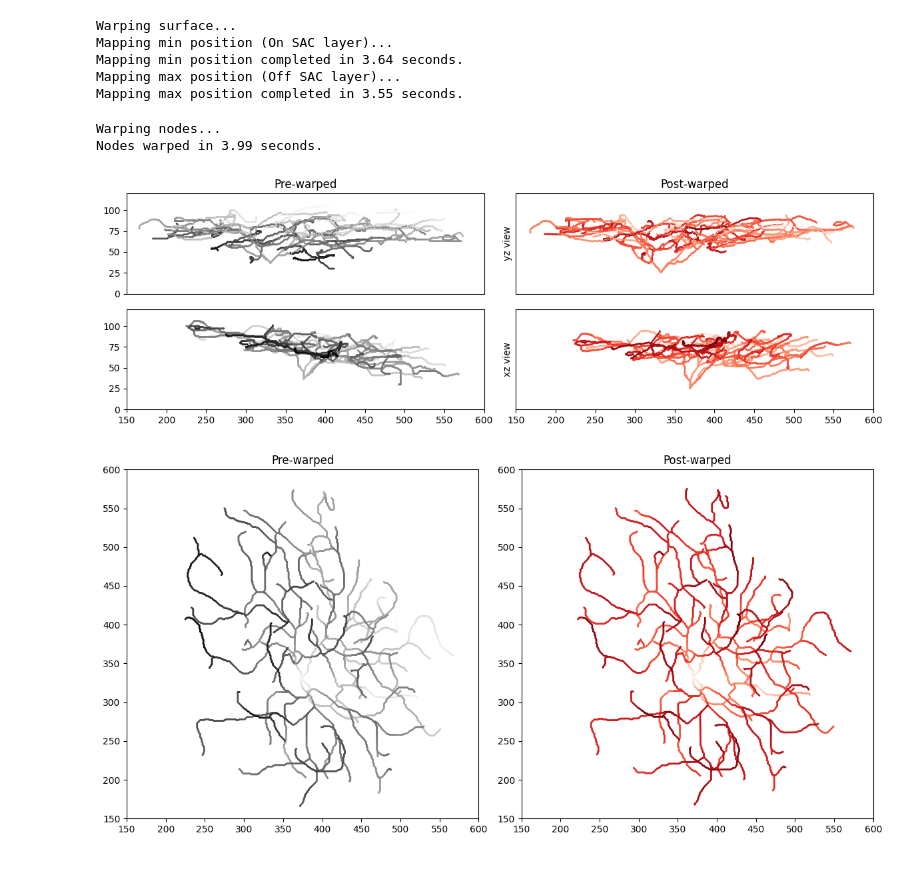
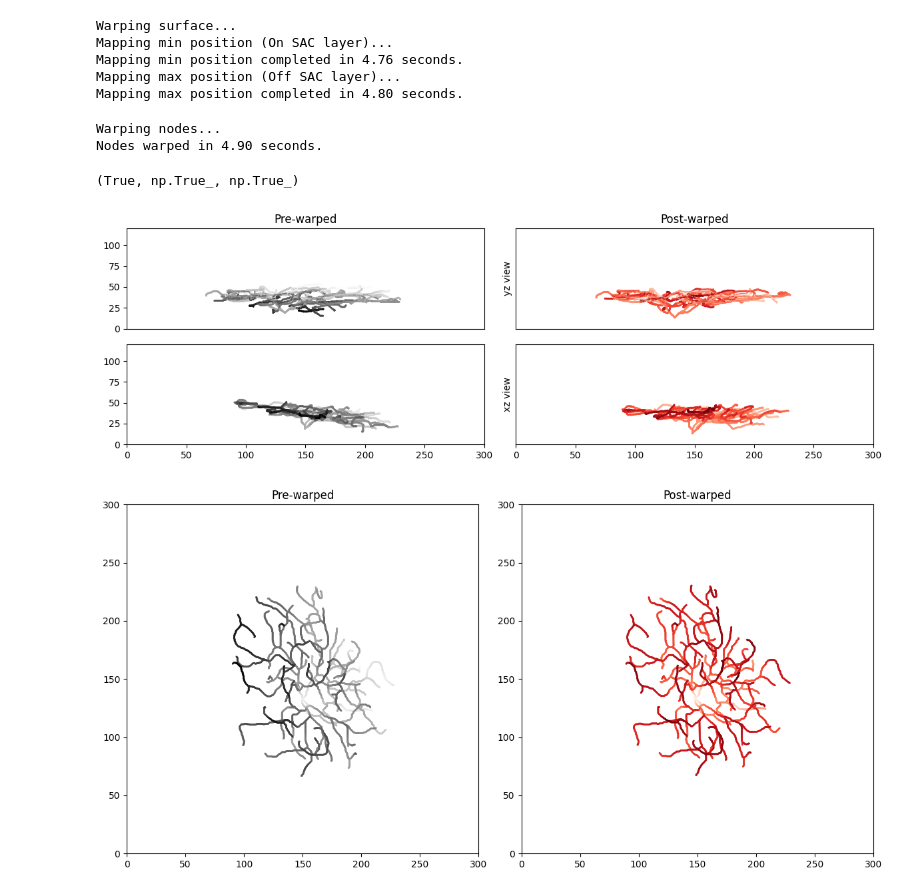
Before and after one commit to berenslab/pywarper, a Jupyter notebook: notebooks/example.ipynb, the cells around one changed output. Drawn from its saved outputs; the diff is of its cells as text; code cells hidden in the pictures.

Commit message:
add: unit conversion to `warp_arbor`

```diff
--- a/notebooks/example.ipynb
+++ b/notebooks/example.ipynb
@@ -20,9 +20,18 @@ def read_ChAT(filename):
 
 # data from Sümbül et al. 2014
 # https://github.com/uygarsumbul/rgc
-off_sac = read_ChAT("../tests/data/Image013-009_01_ChAT-TopBand-Mike.txt")
-on_sac = read_ChAT("../tests/data/Image013-009_01_ChAT-BottomBand-Mike.txt")
+chat_top = read_ChAT("../tests/data/Image013-009_01_ChAT-TopBand-Mike.txt") # should be the off sac layer
+chat_bottom = read_ChAT("../tests/data/Image013-009_01_ChAT-BottomBand-Mike.txt") # should be the on sac layer
+# but the image can be flipped
+if chat_top[2].mean() > chat_bottom[2].mean():
+    off_sac = chat_top
+    on_sac = chat_bottom
+else:
+    off_sac = chat_bottom
+    on_sac = chat_top
+
 rgc, nodes, edges, radii = read_arbor_trace("../tests/data/Image013-009_01_raw_latest_Uygar.swc")
+nodes += 1 # to match the matlab code
 # %%
 # Fit surfaces with pygridfit under the hood
 thisvzmaxmesh, xgridmax, ygridmax = fit_surface(x=off_sac[0], y=off_sac[1], z=off_sac[2], smoothness=15)
@@ -34,12 +43,12 @@ surface_mapping = warp_surface(thisvzminmesh, thisvzmaxmesh, arbor_boundaries, c
 # %% [output]
 Warping surface...
 Mapping min position (On SAC layer)...
-Mapping min position completed in 3.64 seconds.
+Mapping min position completed in 4.76 seconds.
 Mapping max position (Off SAC layer)...
-Mapping max position completed in 3.55 seconds.
+Mapping max position completed in 4.80 seconds.
 # %%
 # warp the arbor
-warped_arbor = warp_arbor(nodes, edges, radii, surface_mapping, conformal_jump=2, verbose=True)
+warped_arbor = warp_arbor(nodes, edges, radii, surface_mapping, voxel_resolution=[0.4, 0.4, 0.5], conformal_jump=2, verbose=True)
 warped_nodes = warped_arbor["nodes"]
 
 # save as swc
@@ -53,7 +62,17 @@ warped_nodes = warped_arbor["nodes"]
 # df_warped_arbor.to_csv("warped_arbor.swc", sep="\t", index=False, header=False)
 # %% [output]
 Warping nodes...
-Nodes warped in 3.99 seconds.
+Nodes warped in 4.90 seconds.
+# %%
+# basically the same as the tests
+import scipy.io
+warped_arbor_mat = scipy.io.loadmat("../tests/data/warpedArbor_jump.mat", squeeze_me=True, struct_as_record=False)
+
+np.allclose(warped_nodes, warped_arbor_mat["warpedArbor"].nodes),\
+np.isclose(warped_arbor["medVZmin"], warped_arbor_mat["warpedArbor"].medVZmin),\
+np.isclose(warped_arbor["medVZmax"], warped_arbor_mat["warpedArbor"].medVZmax)
+# %% [output]
+(True, np.True_, np.True_)
 # %%
 import matplotlib.pyplot as plt
 mosaic = """
@@ -63,47 +82,46 @@ CD
 fig, ax = plt.subplot_mosaic(mosaic=mosaic, figsize=(12, 4))
 
 depth_order_pre = np.argsort(nodes[:, 1])  # ascending (far → near)
-sorted_nodes_pre = nodes[depth_order_pre]
+sorted_nodes_pre = nodes[depth_order_pre] * [0.4, 0.4, 0.5]  # scale to match the warped nodes
 
 # Sort nodes for post-warped plot by depth (y-axis)
 depth_order_post = np.argsort(warped_nodes[:, 1])
 sorted_nodes_post = warped_nodes[depth_order_post]
-
 
 # pre-warped
 ax["A"].scatter(sorted_nodes_pre[:, 1], sorted_nodes_pre[:, 2], c=sorted_nodes_pre[:, 0], s=1, alpha=1, cmap="Grays")
 ax["C"].scatter(sorted_nodes_pre[:, 0], sorted_nodes_pre[:, 2], c=sorted_nodes_pre[:, 1], s=1, alpha=1, cmap="Grays")
 ax["A"].set_title("Pre-warped")
 
 # post-warped
 ax["B"].scatter(sorted_nodes_post[:, 1], sorted_nodes_post[:, 2], c=sorted_nodes_post[:, 0], s=1, alpha=1, cmap="Reds")
 ax["D"].scatter(sorted_nodes_post[:, 0], sorted_nodes_post[:, 2], c=sorted_nodes_post[:, 1], s=1, alpha=1, cmap="Reds")
 
 ax["B"].set_ylabel("yz view")
 ax["D"].set_ylabel("xz view")
 
 ax["B"].set_title("Post-warped")
 
 for i in ["A", "B", "C", "D"]:
 
     if not i in ['C', 'D']:
         ax[i].set_xticks([])
 
     if not i in ['A', 'C']:
         ax[i].set_yticks([])
 
     ax[i].set_ylim(0, 120)
-    ax[i].set_xlim(150, 600)
+    ax[i].set_xlim(0, 300)
 
 fig.tight_layout()
 # %% [output]
-[figure, old version]
+[figure, new version]
 # %%
 import matplotlib.pyplot as plt
 fig, ax = plt.subplots(1,2, figsize=(12, 6))
 
 depth_order_pre = np.argsort(nodes[:, 2])  # ascending (far → near)
-sorted_nodes_pre = nodes[depth_order_pre]
+sorted_nodes_pre = nodes[depth_order_pre] * [0.4, 0.4, 0.5]  # scale to match the warped nodes
 
 # Sort nodes for post-warped plot by depth (y-axis)
 depth_order_post = np.argsort(warped_nodes[:, 2])
@@ -116,12 +134,12 @@ ax[1].scatter(sorted_nodes_post[:, 0], sorted_nodes_post[:, 1], c=sorted_nodes_p
 ax[0].set_title("Pre-warped")
 ax[1].set_title("Post-warped")
 for i in range(2):
-    ax[i].set_ylim(150, 600)
-    ax[i].set_xlim(150, 600)
+    ax[i].set_ylim(0, 300)
+    ax[i].set_xlim(0, 300)
 
 fig.tight_layout()
 # %% [output]
-[figure, old version]
+[figure, new version]
 # %%
 %load_ext watermark
 %watermark --time --date --timezone --updated --python --iversions --watermark
```
Also changed, not shown: parts of 1 cell of this notebook, 4 other files.
